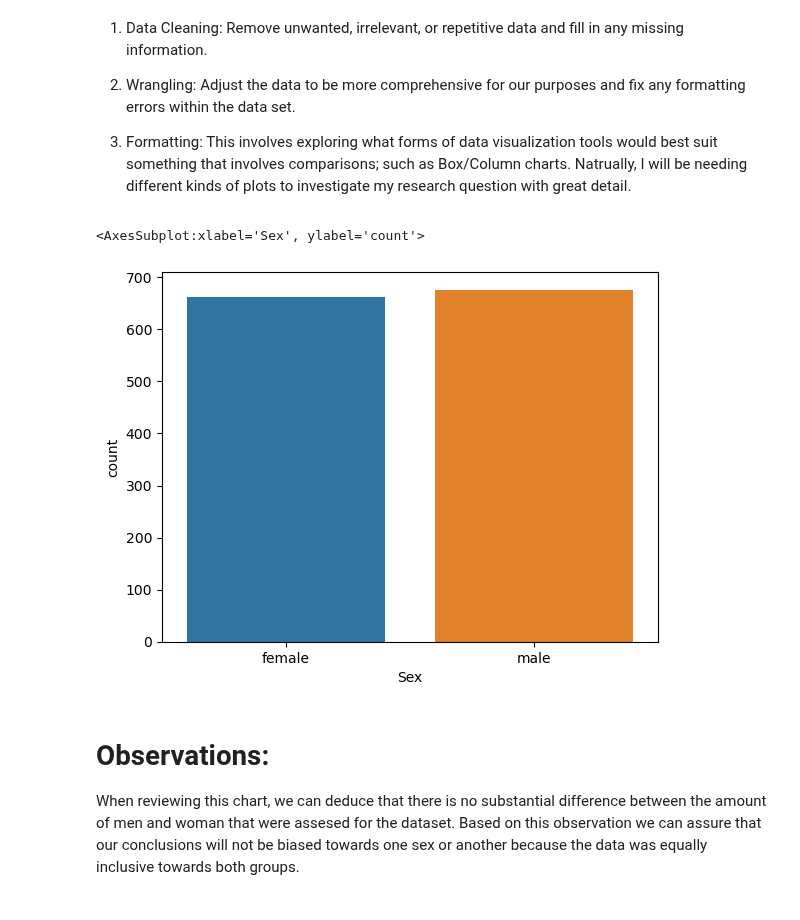
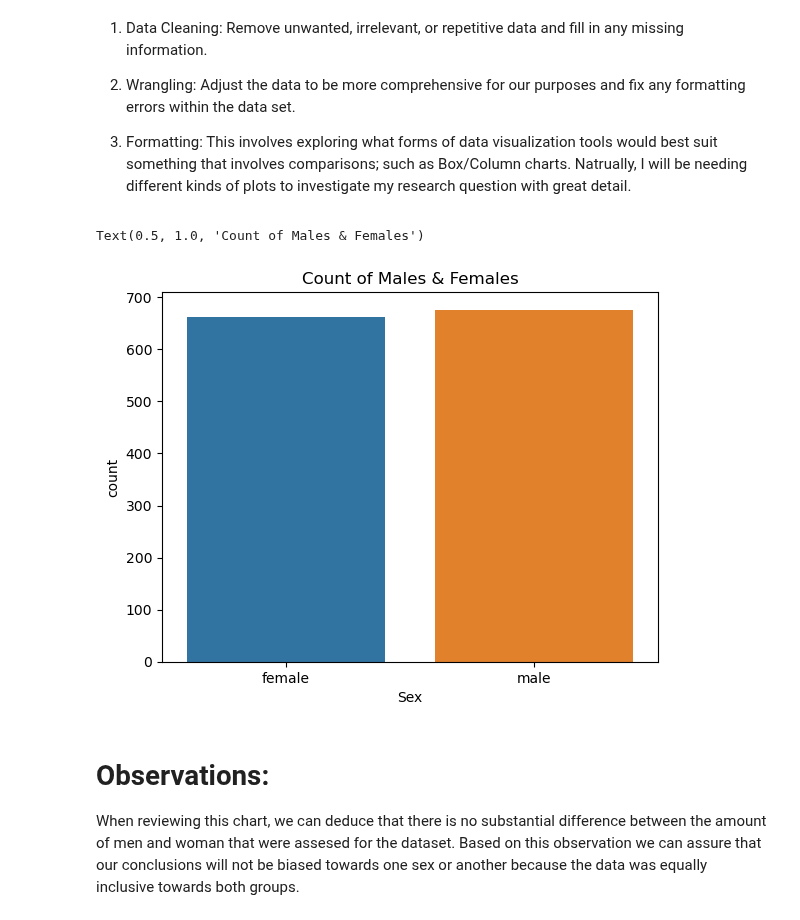
Before and after one commit to ubco-W2022T2-data301/project-group-group25, a Jupyter notebook: analysis/analysis2.ipynb, the cells around one changed output. Cells and saved outputs as stored; diff of their text form; code cells hidden in the pictures.

```diff
--- a/analysis/analysis2.ipynb
+++ b/analysis/analysis2.ipynb
@@ -17,17 +17,18 @@ Rough analysis plan:
 # %%
 import pandas as pd
 import numpy as np
 import matplotlib.pyplot as plt
 import seaborn as sns
 
 from scripts import project_functions2 as pt
 
 path = "../data/raw/insurance.csv"
 df = pt.load_and_process(path)
 sns.countplot(x=df["Sex"])
+plt.title('Count of Males & Females')
 # %% [output]
-<AxesSubplot:xlabel='Sex', ylabel='count'>
+Text(0.5, 1.0, 'Count of Males & Females')
-[figure, old version]
+[figure, new version]
 # %% [markdown]
 Observations:
 =============
```
Also changed, not shown: parts of 5 cells of this notebook, 3 other files.
